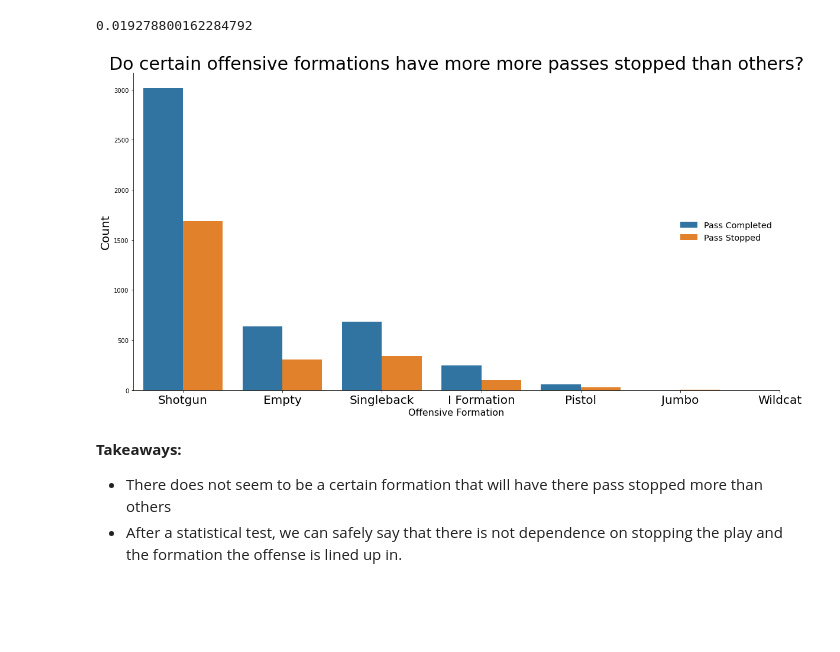
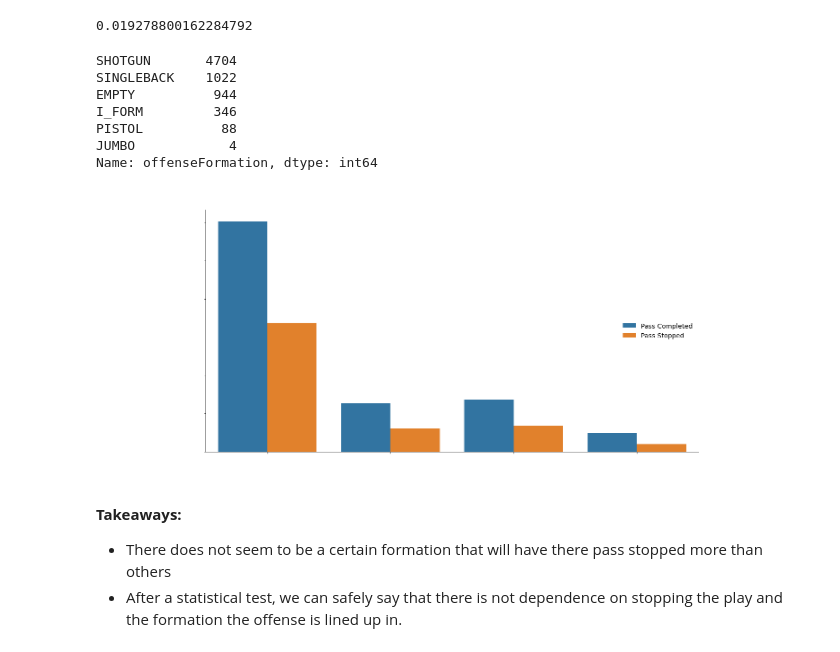
Before and after one commit to Fourth-and-Four/NFL-Big-Data-Bowl-2021, a Jupyter notebook: gn_scratch.ipynb, the cells around one changed output. Cells and saved outputs as stored; diff of their text form; code cells hidden in the pictures; blank space fills up the shorter version.

Commit message:
formatting graph

```diff
--- a/gn_scratch.ipynb
+++ b/gn_scratch.ipynb
@@ -34,16 +34,31 @@ p
 # %% [output]
 We reject the null hypothesis
 0.019278800162284792
+# %%
+train.offenseFormation.value_counts()
+# %% [output]
+SHOTGUN       4704
+SINGLEBACK    1022
+EMPTY          944
+I_FORM         346
+PISTOL          88
+JUMBO            4
+Name: offenseFormation, dtype: int64
+# %%
+form = train[train.offenseFormation != 'JUMBO']
+form = form[form.offenseFormation != 'PISTOL']
 # %%
-sns.catplot(x="offenseFormation", hue="pass_stopped", kind="count", data=train, height=8, aspect=2)._legend.remove()
-plt.title('Do certain offensive formations have more more passes stopped than others?', size = 30)
-plt.xlabel('Offensive Formation', size = 16)
-plt.ylabel('Count', size = 20)
+ax = sns.catplot(x="offenseFormation", hue="pass_stopped", kind="count", data=form, height=8, aspect=2)
+ax._legend.remove()
+plt.title('Do certain offensive formations have more more passes stopped than others?', size = 40, c = 'white')
+plt.xlabel('Offensive Formation', size = 30, c = 'white')
+plt.ylabel('Number of Passes Stopped', size = 30, c = 'white')
 plt.legend(labels = ('Pass Completed', 'Pass Stopped'), loc='center right', frameon=False, fontsize='x-large')
-plt.xticks([0, 1, 2, 3, 4, 5, 6], ['Shotgun', 'Empty', 'Singleback', 'I Formation', 'Pistol', 'Jumbo', 'Wildcat'], size = 20)
+plt.xticks([0, 1, 2, 3], ['Shotgun', 'Empty', 'Singleback', 'I Formation'], size = 30, c = 'white')
+plt.yticks(size = 30, c = 'white')
 plt.show()
 # %% [output]
-[figure, old version]
+[figure, new version]
 # %% [markdown]
 **Takeaways:**
 - There does not seem to be a certain formation that will have there pass stopped more than others
```
